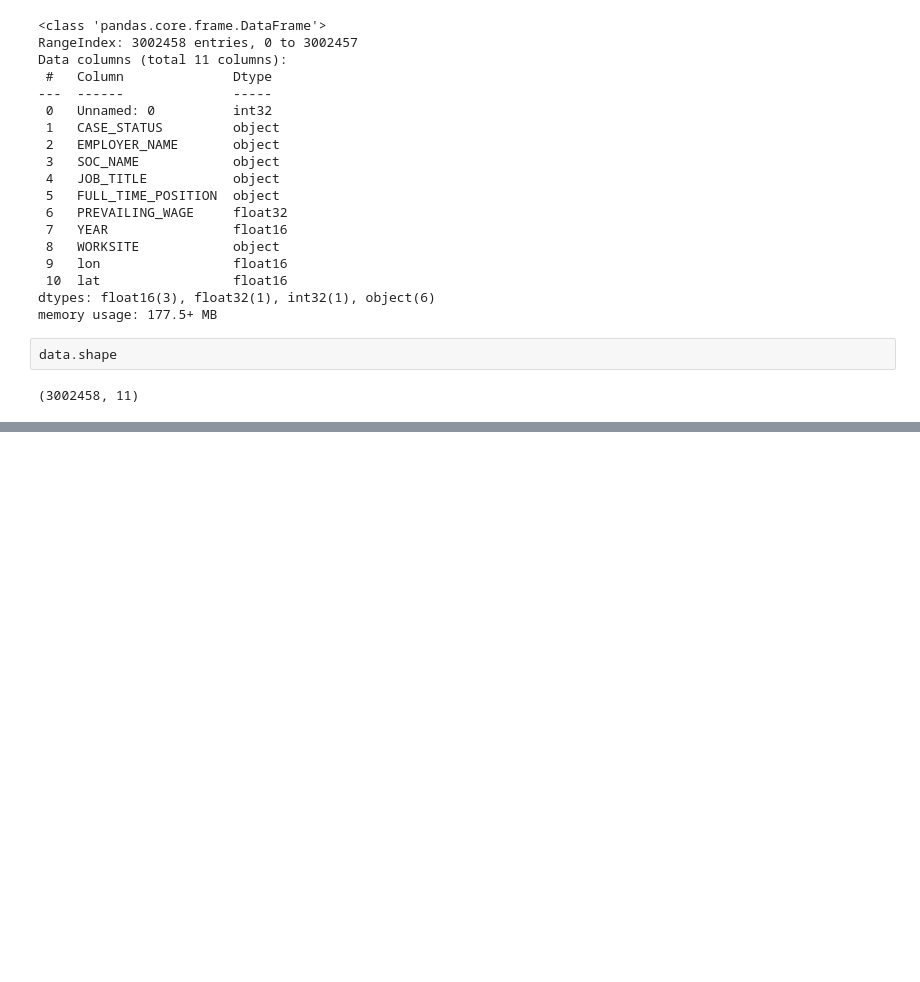
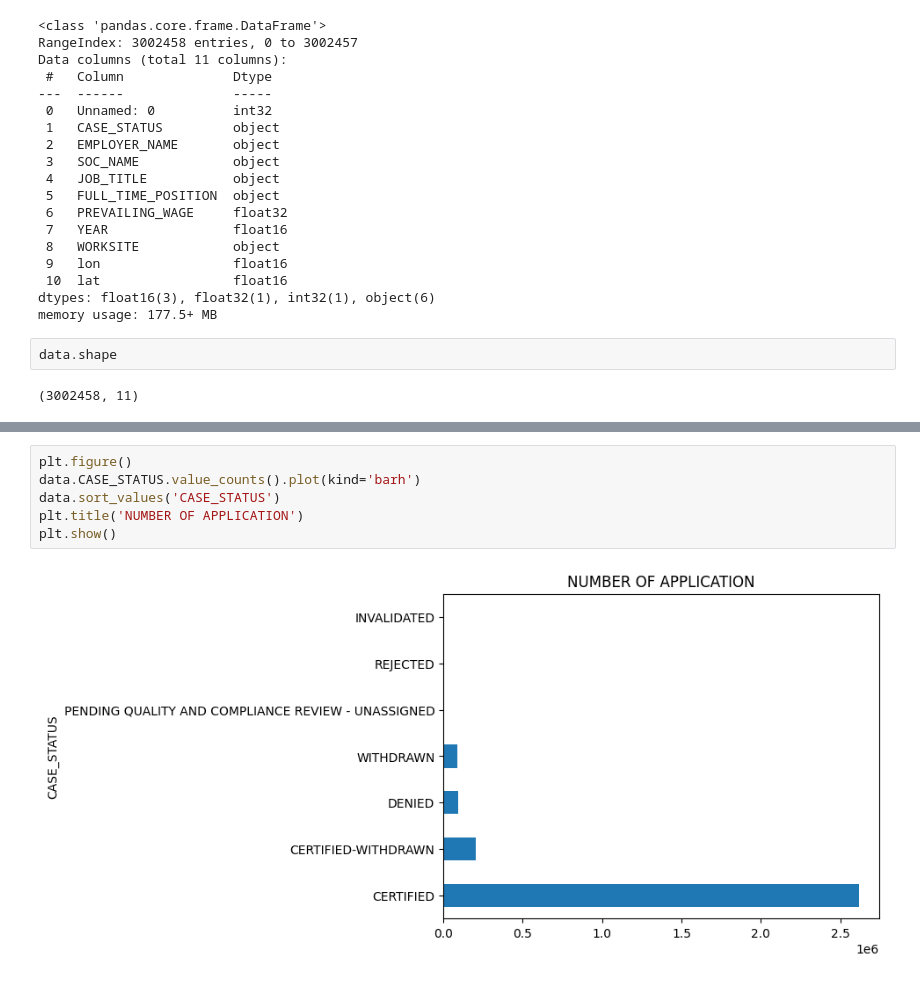
Before and after one commit to channreaksmey/h1b-visa, a Jupyter notebook: h-1b_visa.ipynb, the cells around one changed output, grey strips where cells are left out. Drawn from its saved outputs; the diff is of its cells as text; blank space fills up the shorter version.

```diff
--- a/h-1b_visa.ipynb
+++ b/h-1b_visa.ipynb
@@ -107,0 +142,8 @@ data.shape
+# %%
+plt.figure()
+data.CASE_STATUS.value_counts().plot(kind='barh')
+data.sort_values('CASE_STATUS')
+plt.title('NUMBER OF APPLICATION')
+plt.show()
+# %% [output]
+[figure, added]
```
Also changed, not shown: parts of 38 cells of this notebook.
